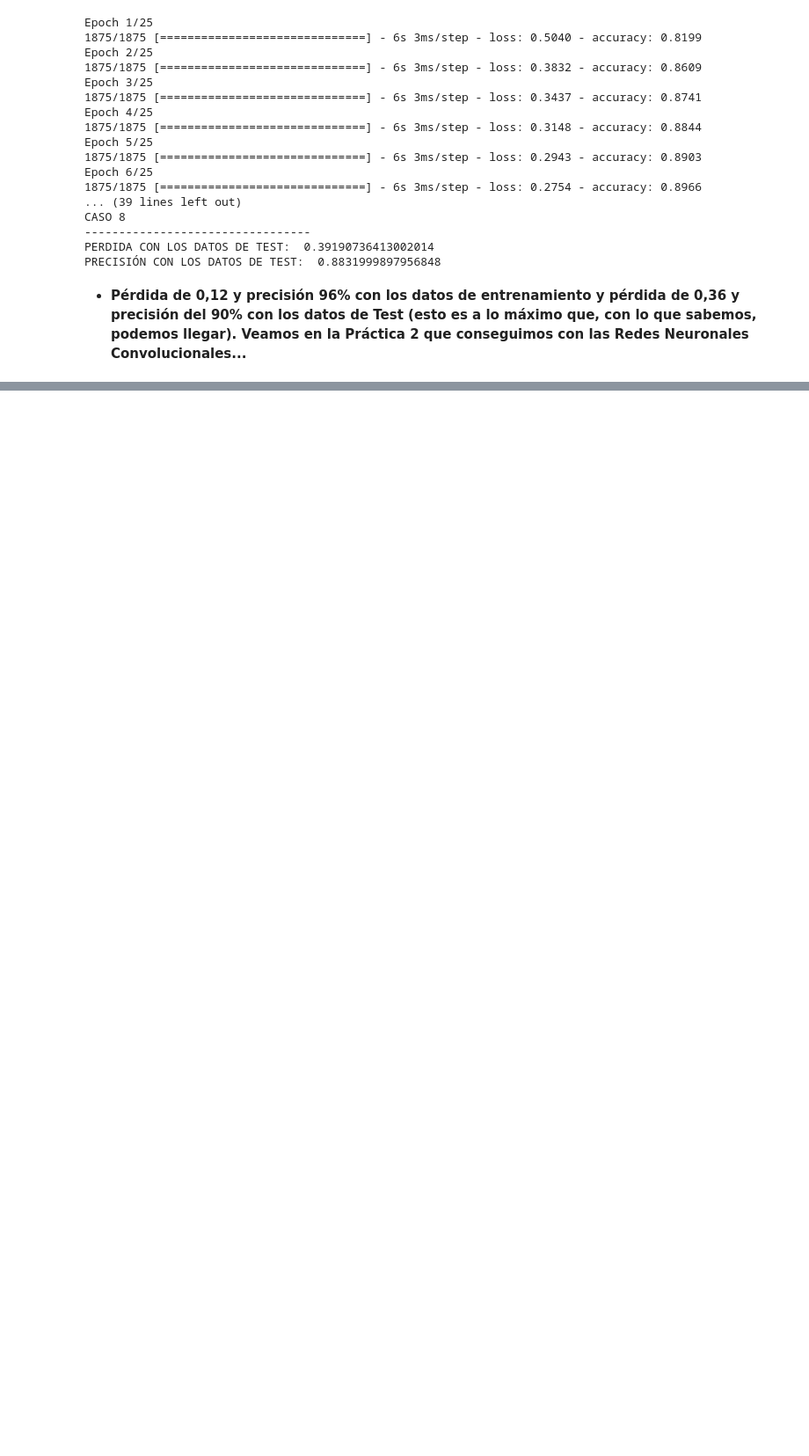
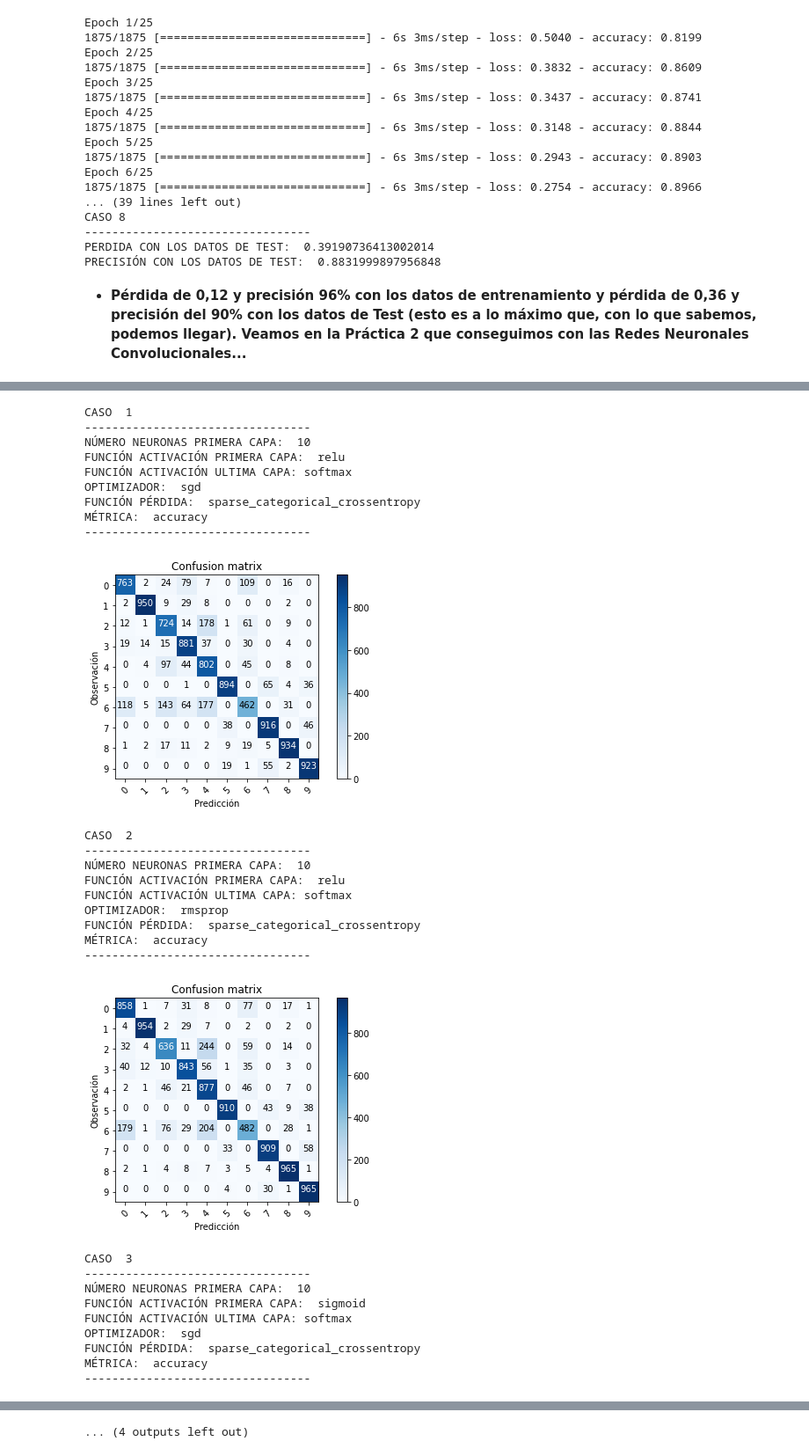
Before and after one commit to carlosemiliorabazo/deepLearning, a Jupyter notebook: Practica 1 Corregida Redes Neuronales con Keras.ipynb, the cells around one changed output, grey strips where cells are left out. Shown at 88% size. Drawn from its saved outputs; the diff is of its cells as text; code cells hidden in the pictures; blank space fills up the shorter version.

```diff
--- a/Practica 1 Corregida Redes Neuronales con Keras.ipynb
+++ b/Practica 1 Corregida Redes Neuronales con Keras.ipynb
@@ -680,0 +955,4 @@ PRECISIÓN CON LOS DATOS DE TEST:  0.8831999897956848
+# %%
+fashion_mnist = keras.datasets.fashion_mnist
+
+(train_images, train_labels), (test_images, test_labels) = fashion_mnist.load_data()
@@ -680,0 +986,3 @@ PRECISIÓN CON LOS DATOS DE TEST:  0.8831999897956848
+# %%
+for caso in range(casos):
+  models[caso].compile(optimizer=optimizador[caso], loss=funcion_perdida[caso], metrics=[metrica[caso]])
@@ -680,0 +1020,6 @@ PRECISIÓN CON LOS DATOS DE TEST:  0.8831999897956848
+# %%
+test_loss = []
+test_acc = []
+for caso in range(casos):
+  test_loss.append(models[caso].evaluate(test_images,  test_labels)[0])
+  test_acc.append(models[caso].evaluate(test_images,  test_labels)[1])
@@ -680,0 +1043,7 @@ PRECISIÓN CON LOS DATOS DE TEST:  0.8831999897956848
+# %%
+for caso in range(casos):
+  print("CASO ",caso + 1)
+  print("---------------------------------")
+  print("PERDIDA CON LOS DATOS DE TEST: ",test_loss[caso])
+  print("PRECISIÓN CON LOS DATOS DE TEST: ",test_acc[caso])
+  print("\n\n")
@@ -680,0 +1099,54 @@ PRECISIÓN CON LOS DATOS DE TEST:  0.8831999897956848
+# %%
+test_labelsp = to_categorical(test_labels)
+for caso in range(casos):
+  print("CASO ",caso + 1)
+  print("---------------------------------")
+  print("NÚMERO NEURONAS PRIMERA CAPA: ",numero_neuronas_primera_capa[caso])
+  print("FUNCIÓN ACTIVACIÓN PRIMERA CAPA: ",funcion_activacion_primera_capa[caso])
+  print("FUNCIÓN ACTIVACIÓN ULTIMA CAPA: softmax")
+  print("OPTIMIZADOR: ",optimizador[caso])
+  print("FUNCIÓN PÉRDIDA: ",funcion_perdida[caso])
+  print("MÉTRICA: ",metrica[caso])
+  print("---------------------------------")
+  # Predict the values from the validation dataset
+  Y_pred = models[caso].predict(test_images)
+  # Convert predictions classes to one hot vectors
+  Y_pred_classes = np.argmax(Y_pred, axis = 1)
+  # Convert validation observations to one hot vectors
+  Y_true = np.argmax(test_labelsp, axis = 1)
+  # compute the confusion matrix
+  confusion_mtx = confusion_matrix(Y_true, Y_pred_classes)
+  # plot the confusion matrix
+  plot_confusion_matrix(confusion_mtx, classes = range(10))
+  plt.show()
+  print("\n\n")
+# %% [output]
+CASO  1
+---------------------------------
+NÚMERO NEURONAS PRIMERA CAPA:  10
+FUNCIÓN ACTIVACIÓN PRIMERA CAPA:  relu
+FUNCIÓN ACTIVACIÓN ULTIMA CAPA: softmax
+OPTIMIZADOR:  sgd
+FUNCIÓN PÉRDIDA:  sparse_categorical_crossentropy
+MÉTRICA:  accuracy
+---------------------------------
+[figure, added]
+CASO  2
+---------------------------------
+NÚMERO NEURONAS PRIMERA CAPA:  10
+FUNCIÓN ACTIVACIÓN PRIMERA CAPA:  relu
+FUNCIÓN ACTIVACIÓN ULTIMA CAPA: softmax
+OPTIMIZADOR:  rmsprop
+FUNCIÓN PÉRDIDA:  sparse_categorical_crossentropy
+MÉTRICA:  accuracy
+---------------------------------
+[figure, added]
+CASO  3
+---------------------------------
+NÚMERO NEURONAS PRIMERA CAPA:  10
+FUNCIÓN ACTIVACIÓN PRIMERA CAPA:  sigmoid
+FUNCIÓN ACTIVACIÓN ULTIMA CAPA: softmax
+OPTIMIZADOR:  sgd
+FUNCIÓN PÉRDIDA:  sparse_categorical_crossentropy
+MÉTRICA:  accuracy
+---------------------------------
@@ -680,0 +1184 @@ PRECISIÓN CON LOS DATOS DE TEST:  0.8831999897956848
+... (4 outputs left out)
```
Also changed, not shown: parts of 28 cells of this notebook.
